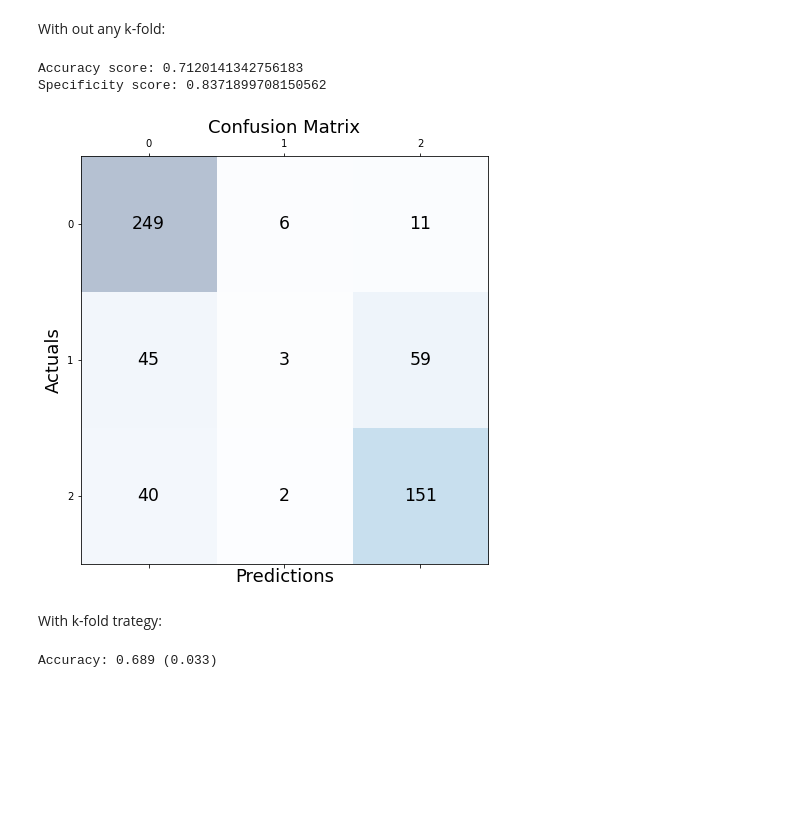
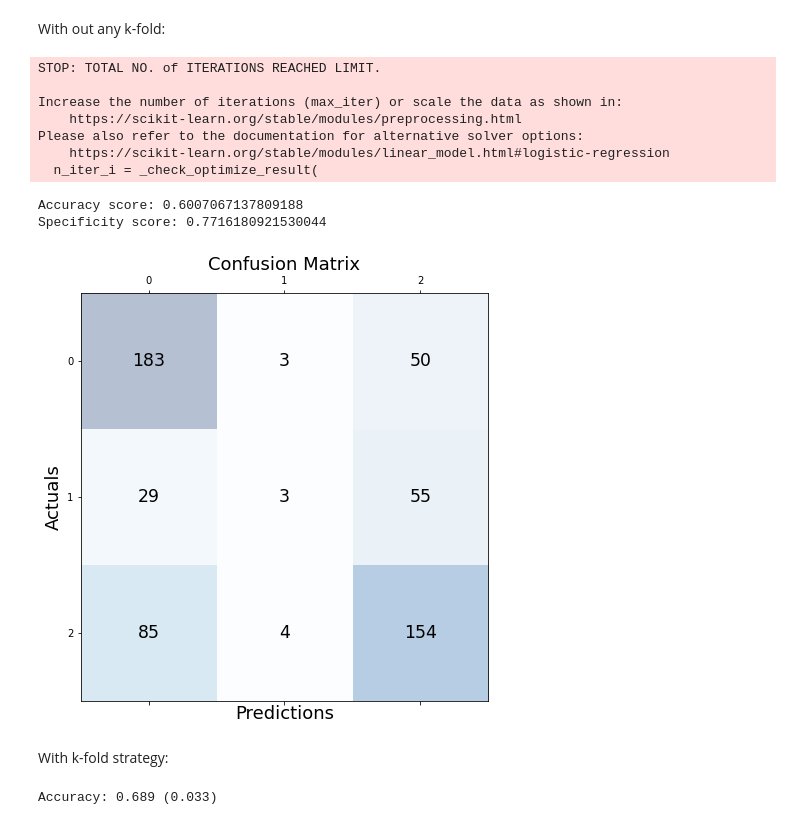
Before and after one commit to francescagiacco/ML-project-personality-and-drug-consumption, a Jupyter notebook: first_modeling.ipynb, the cells around one changed output. Saved outputs shown, nothing was run; the diff lists cells and outputs as text; code cells hidden in the pictures; blank space fills up the shorter version.

```diff
--- a/first_modeling.ipynb
+++ b/first_modeling.ipynb
@@ -72,6 +110,9 @@ sns.clustermap(corr, figsize=(5,5), cmap='vlag')
 # %%
 # data preparation - divide in 3 categories
+data_cut = data.copy() #This allows to run more than one time!
+
 for drug in substancies:
-    data[drug] = pd.cut(data[drug], bins = 3, labels = ['not_user','old_user','user'])
-data['ecstasy'].value_counts()
+    data_cut[drug] = pd.cut(data[drug], bins = 3, labels = ['not_user','old_user','user'])
+data_cut.to_csv('./data_processed/data_cut.csv')
+data_cut['nicotine'].value_counts()
 # %% [output]
@@ -116,8 +160,8 @@ def specificity(y_true: np.array, y_pred: np.array, classes: set = None):
 With out any k-fold:
 # %%
 # Divide the data for cannabis
-X_train, X_test, y_train, y_test = train_test_split(data.drop(substancies, axis = 1),
-                                                    data['cannabis'], test_size=0.3, random_state=0)
+X_train, X_test, y_train, y_test = train_test_split(data_cut.drop(substancies, axis = 1),
+                                                    data_cut['nicotine'], test_size=0.3, random_state=0)
 
 model = LogisticRegression(random_state = 0)
 model.fit(X_train, y_train)
@@ -130,38 +174,45 @@ spec1 = specificity(y_test, y_pred) #not sure if it works!
 print(f"Specificity score: {spec1}")
 
 
 #Confusion matrix, Accuracy, sensitivity and specificity
 
 # great method but it is not working, unfortunately
 cm1 = confusion_matrix(y_test, y_pred)
 #print('Confusion Matrix : \n', cm1)
 #total1=sum(sum(cm1))
 #print(total1)
 #accuracy1=np.trace(cm1)/total1
 #print ('Accuracy : ', accuracy1)
 #
 #sensitivity1 = cm1[0,0]/(cm1[0,0]+cm1[0,1])
 #print('Sensitivity not user: ', sensitivity1 )
 #
 #specificity1 = cm1[1,1]/(cm1[1,0]+cm1[1,1])
 #print('Specificity : ', specificity1)
 
 fig, ax = plt.subplots(figsize=(7.5, 7.5))
 ax.matshow(cm1, cmap=plt.cm.Blues, alpha=0.3)
 for i in range(cm1.shape[0]):
     for j in range(cm1.shape[1]):
         ax.text(x=j, y=i,s=cm1[i, j], va='center', ha='center', size='xx-large')
 
 plt.xlabel('Predictions', fontsize=18)
 plt.ylabel('Actuals', fontsize=18)
 plt.title('Confusion Matrix', fontsize=18)
 plt.show()
 # %% [output]
-Accuracy score: 0.7120141342756183
-Specificity score: 0.8371899708150562
+STOP: TOTAL NO. of ITERATIONS REACHED LIMIT.
+
+Increase the number of iterations (max_iter) or scale the data as shown in:
+    https://scikit-learn.org/stable/modules/preprocessing.html
+Please also refer to the documentation for alternative solver options:
+    https://scikit-learn.org/stable/modules/linear_model.html#logistic-regression
+  n_iter_i = _check_optimize_result(
+Accuracy score: 0.6007067137809188
+Specificity score: 0.7716180921530044
-[figure, old version]
+[figure, new version]
 # %% [markdown]
-With k-fold trategy:
+With k-fold strategy:
 # %%
 
 cv = KFold(n_splits=6, random_state=1, shuffle=True) # more than 6 --> overfit
```
Also changed, not shown: parts of 13 cells of this notebook, 3 other files.
